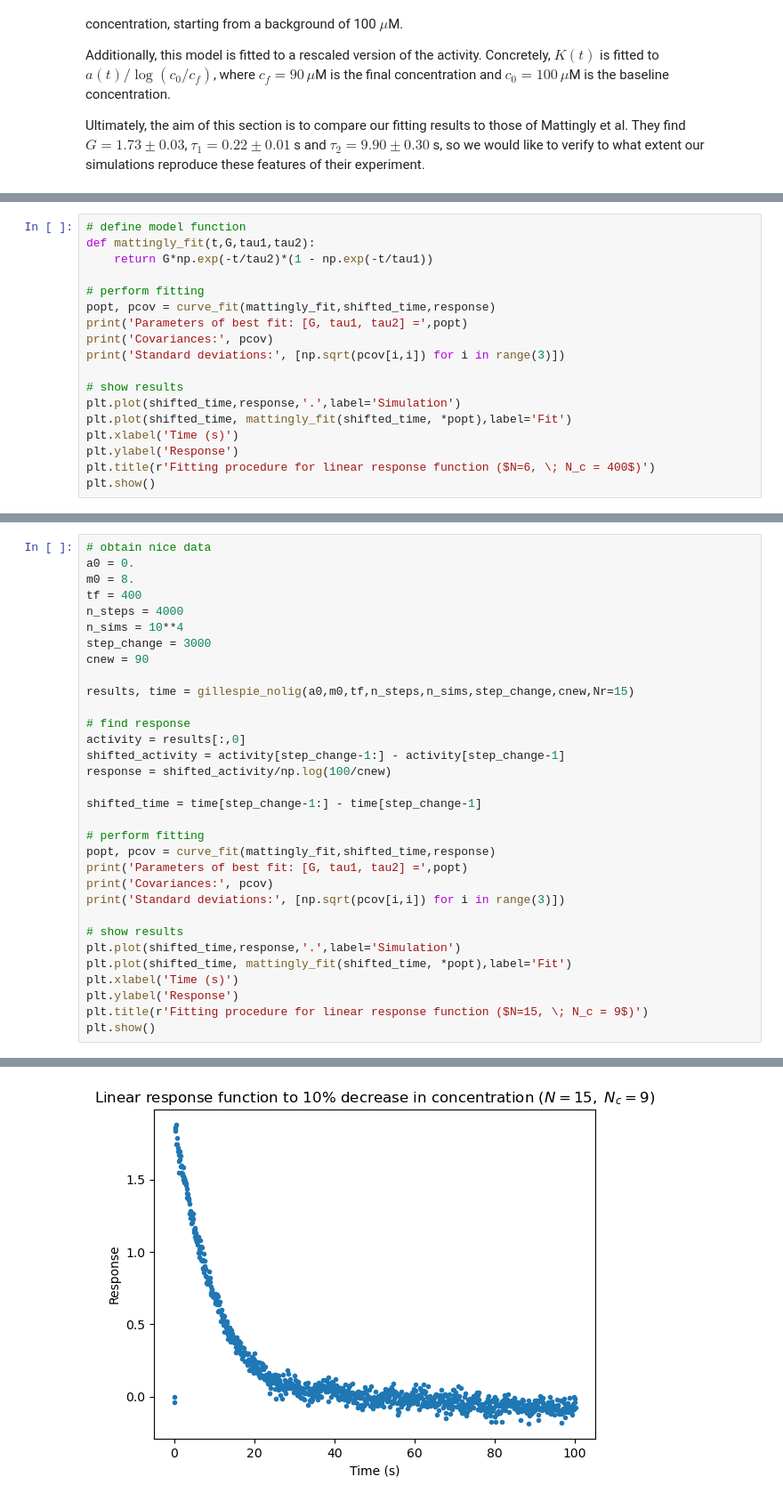
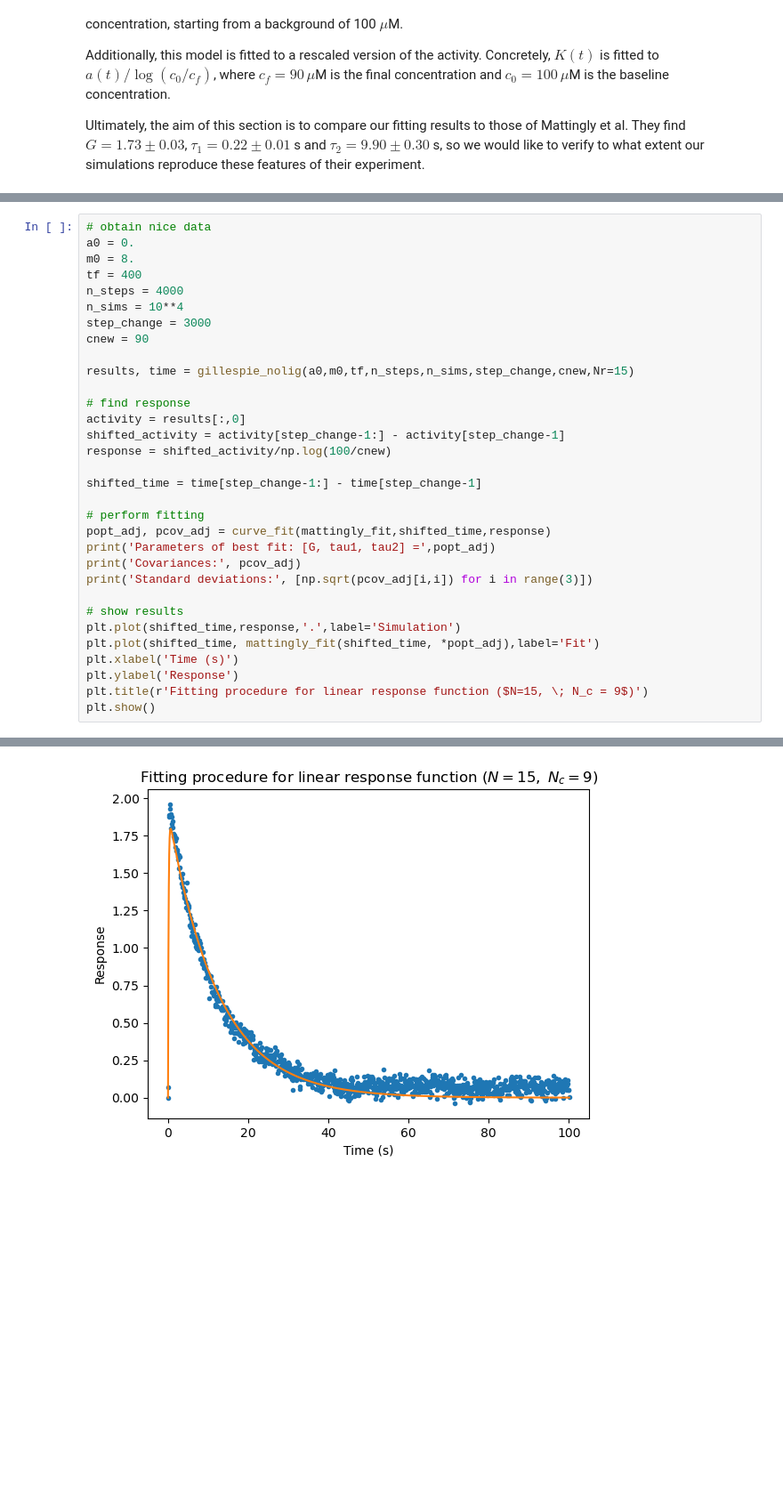
Before and after one commit to Biochemical-Networks/Chemotactic-Receptor-Array-MWC-Ising, a Jupyter notebook: dynamic_mwc_noligand.ipynb, the cells around one changed output, grey strips where cells are left out. Shown: that part at 89% size. Cells and saved outputs as stored; diff of their text form; blank space fills up the shorter version.

```diff
--- a/dynamic_mwc_noligand.ipynb
+++ b/dynamic_mwc_noligand.ipynb
@@ -259,18 +263,0 @@ plt.show()
-# %%
-# define model function
-def mattingly_fit(t,G,tau1,tau2):
-    return G*np.exp(-t/tau2)*(1 - np.exp(-t/tau1))
-
-# perform fitting
-popt, pcov = curve_fit(mattingly_fit,shifted_time,response)
-print('Parameters of best fit: [G, tau1, tau2] =',popt)
-print('Covariances:', pcov)
-print('Standard deviations:', [np.sqrt(pcov[i,i]) for i in range(3)])
-
-# show results
-plt.plot(shifted_time,response,'.',label='Simulation')
-plt.plot(shifted_time, mattingly_fit(shifted_time, *popt),label='Fit')
-plt.xlabel('Time (s)')
-plt.ylabel('Response')
-plt.title(r'Fitting procedure for linear response function ($N=6, \; N_c = 400$)')
-plt.show()
@@ -307,14 +285,14 @@ response = shifted_activity/np.log(100/cnew)
 shifted_time = time[step_change-1:] - time[step_change-1]
 
 # perform fitting
-popt, pcov = curve_fit(mattingly_fit,shifted_time,response)
-print('Parameters of best fit: [G, tau1, tau2] =',popt)
-print('Covariances:', pcov)
-print('Standard deviations:', [np.sqrt(pcov[i,i]) for i in range(3)])
+popt_adj, pcov_adj = curve_fit(mattingly_fit,shifted_time,response)
+print('Parameters of best fit: [G, tau1, tau2] =',popt_adj)
+print('Covariances:', pcov_adj)
+print('Standard deviations:', [np.sqrt(pcov_adj[i,i]) for i in range(3)])
 
 # show results
 plt.plot(shifted_time,response,'.',label='Simulation')
-plt.plot(shifted_time, mattingly_fit(shifted_time, *popt),label='Fit')
+plt.plot(shifted_time, mattingly_fit(shifted_time, *popt_adj),label='Fit')
 plt.xlabel('Time (s)')
 plt.ylabel('Response')
 plt.title(r'Fitting procedure for linear response function ($N=15, \; N_c = 9$)')
@@ -323 +306 @@ plt.show()
-[figure, old version]
+[figure, new version]
```
Also changed, not shown: parts of 20 cells of this notebook.
